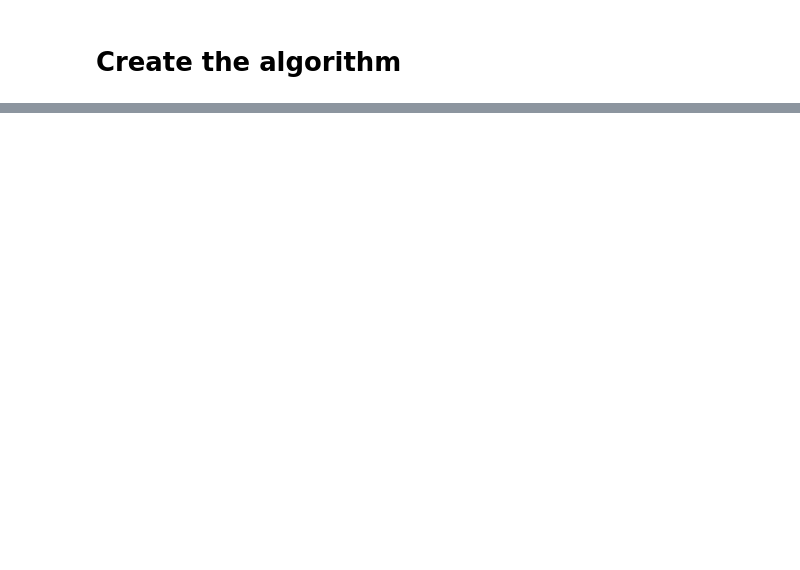
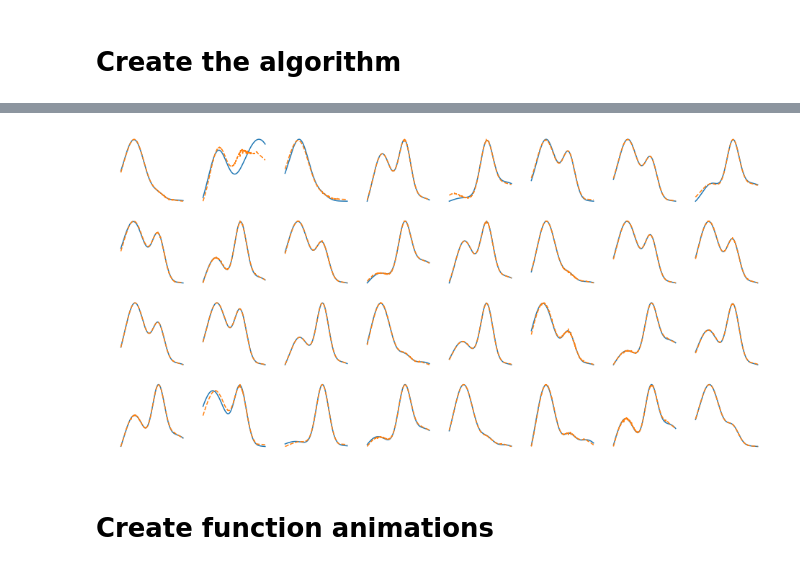
Before and after one commit to yliapis/blog, a Jupyter notebook: notebooks/Non-Negative-Matrix-Factorization.ipynb, the cells around one changed output, grey strips where cells are left out. Saved outputs shown, nothing was run; the diff lists cells and outputs as text; code cells hidden in the pictures; blank space fills up the shorter version.

```diff
--- a/notebooks/Non-Negative-Matrix-Factorization.ipynb
+++ b/notebooks/Non-Negative-Matrix-Factorization.ipynb
@@ -158,0 +183,18 @@ plt.plot(model.features_)
+# %%
+N_rows = 4
+N_cols = 8
+
+plt.figure(figsize=(N_cols*2, N_rows*2))
+
+for i in range(N_rows*N_cols):
+
+    sp = plt.subplot(N_rows, N_cols, i+1)
+
+    sp.set_axis_off()
+
+    plt.plot(X[i])
+    plt.plot(model.reconstruction.T[i], '--')
+# %% [output]
+[figure, added]
+# %% [markdown]
+# Create function animations
```
Also changed, not shown: parts of 17 cells of this notebook, 9 other files.
